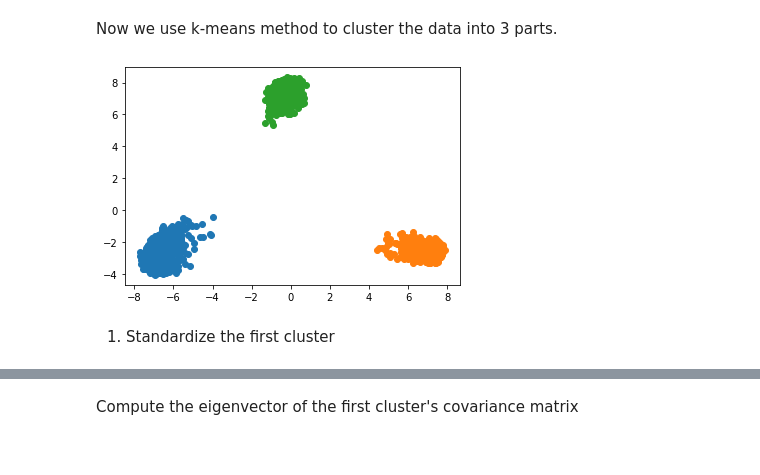
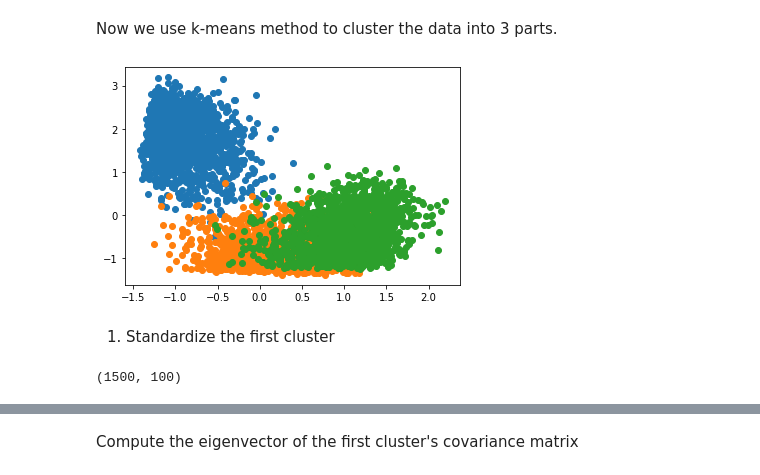
Before and after one commit to JacquelineZhou53/Group_Final_Project, a Jupyter notebook: project_report.ipynb, the cells around one changed output, grey strips where cells are left out. Drawn from its saved outputs; the diff is of its cells as text; code cells hidden in the pictures.

```diff
--- a/project_report.ipynb
+++ b/project_report.ipynb
@@ -135,20 +133,23 @@ Now we use k-means method to cluster the data into 3 parts.
 # %%
 from sklearn.cluster import KMeans
 
 chis_12 = KMeans(n_clusters=3)
-his12=np.array(his_12)
-his12=np.transpose(his12)
+his12=np.array(his_std)
+#his12=np.transpose(his12)
 chis_12.fit(his12)
 
 plt.figure()
 for i in range(3):
     plt.plot(his12[chis_12.labels_==i, 0], his12[chis_12.labels_==i, 1], 'o')
 # %% [output]
-[figure, old version]
+[figure, new version]
 # %% [markdown]
 1. Standardize the first cluster
 # %%
 c1=his12[chis_12.labels_==1]
+print(c1.shape)
+# %% [output]
+(1500, 100)
 # %%
 # subtract the mean
 c1_meanzero = c1 - np.mean(c1, axis=1, keepdims=True)
```
Also changed, not shown: parts of 8 cells of this notebook.
